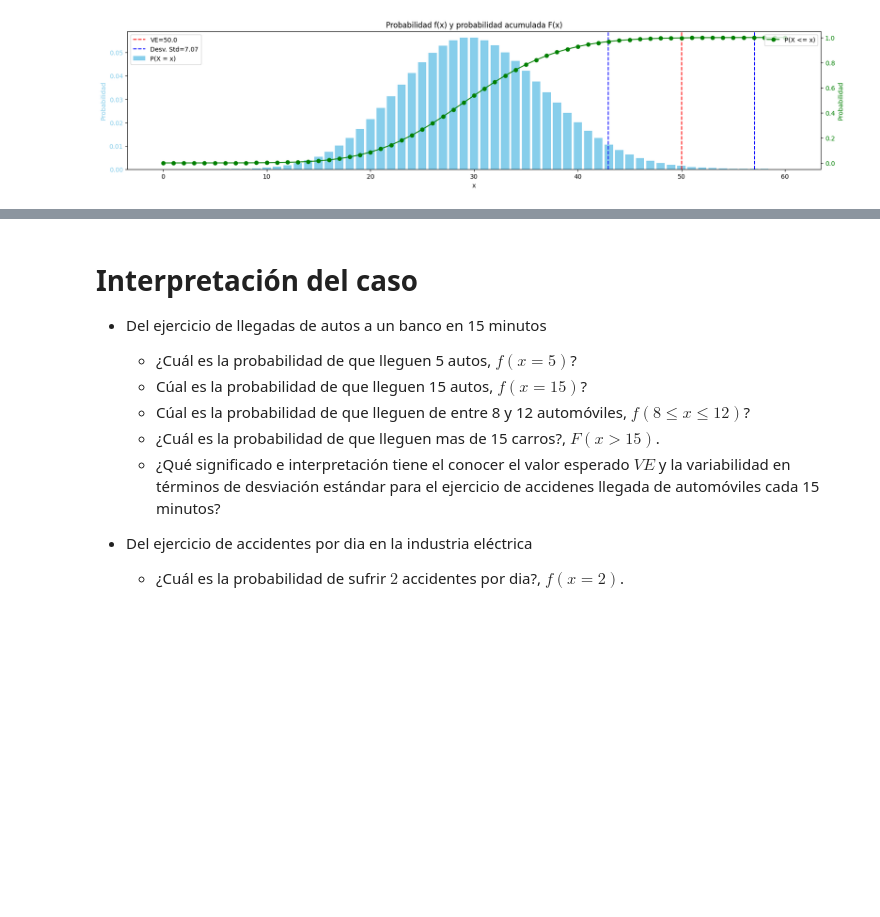
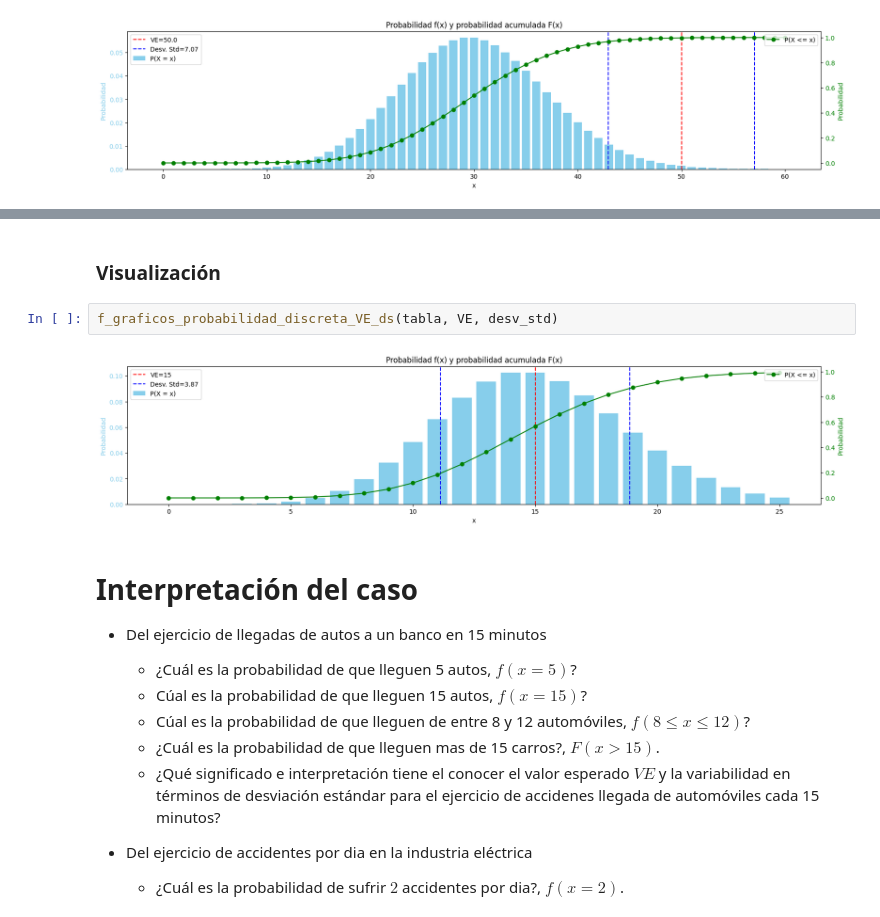
Before and after one commit to rpizarrog/probabilidad-y-estad-stica, a Jupyter notebook: 2024/Caso_19_Distribución_Poisson.ipynb, the cells around one changed output, grey strips where cells are left out. Saved outputs shown, nothing was run; the diff lists cells and outputs as text; blank space fills up the shorter version.

```diff
--- a/2024/Caso_19_Distribución_Poisson.ipynb
+++ b/2024/Caso_19_Distribución_Poisson.ipynb
@@ -502,3 +560,9 @@ f_graficos_probabilidad_discreta_VE_ds(tabla, VE, desv_std)
+# %% [markdown]
+### Visualización
+# %%
+f_graficos_probabilidad_discreta_VE_ds(tabla, VE, desv_std)
+# %% [output]
+[figure, added]
 # %% [markdown]
 # Interpretación del caso
 
```
Also changed, not shown: parts of 5 cells of this notebook.
